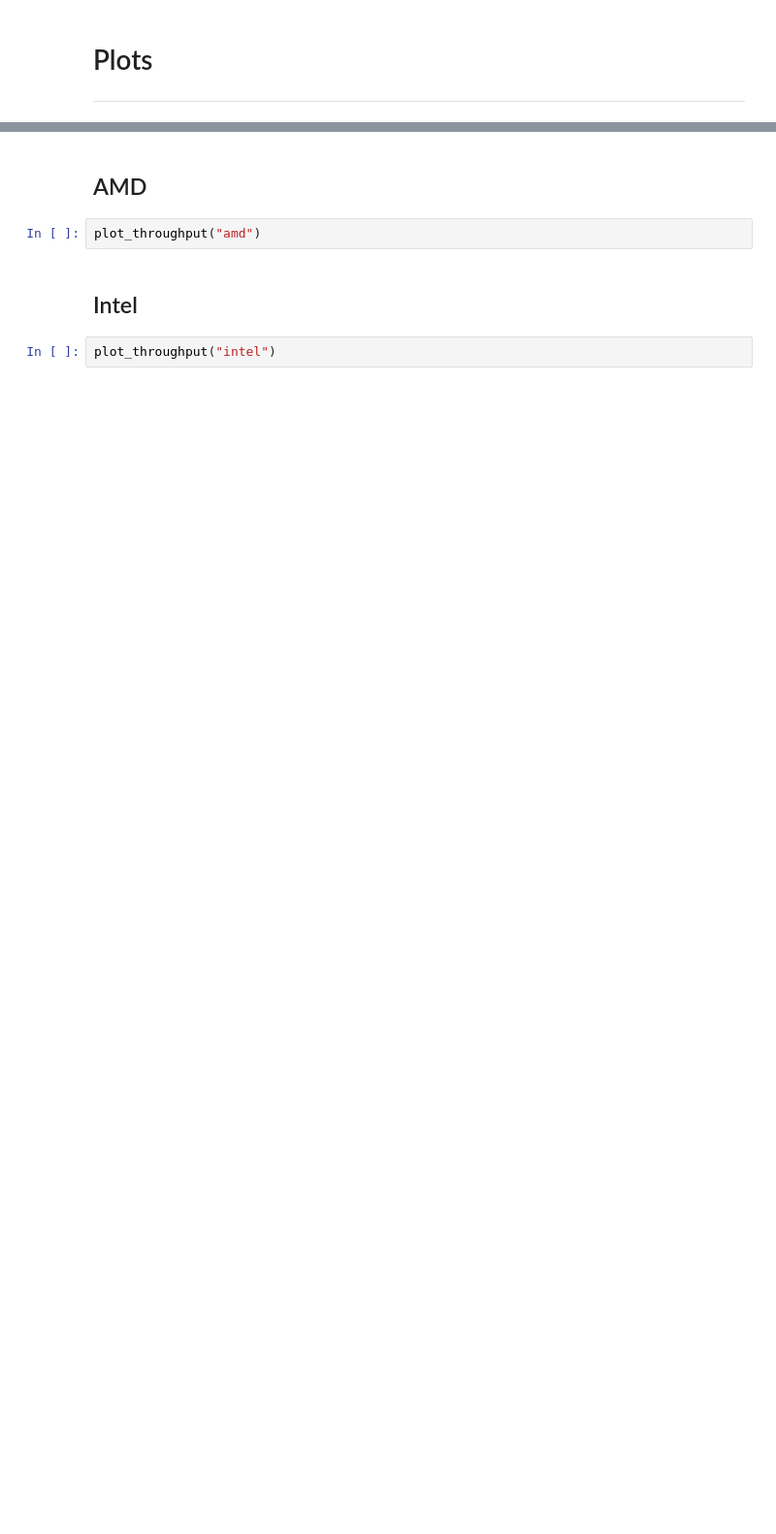
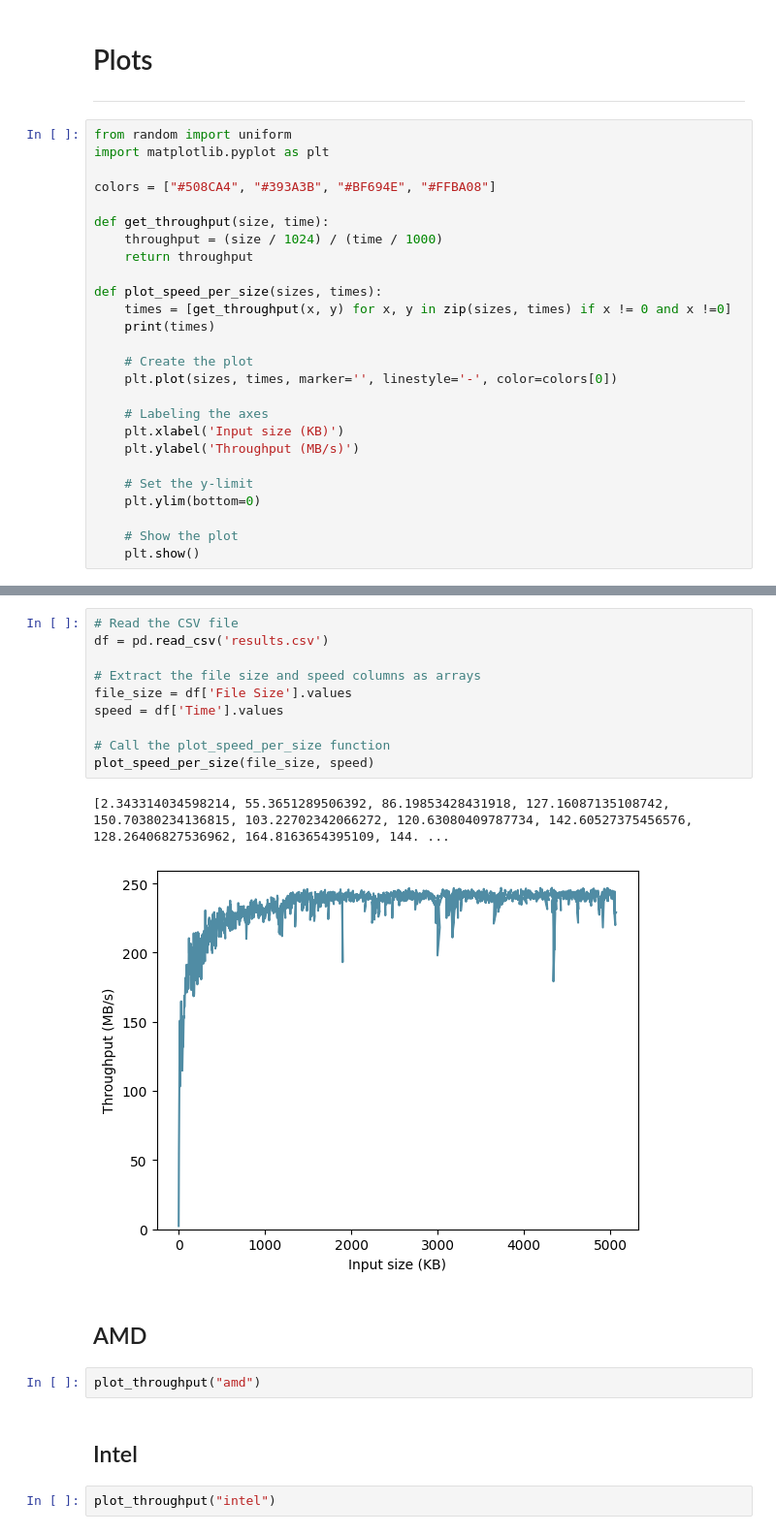
Before and after one commit to alexbolfa/simd-lex-experiments, a Jupyter notebook: experiments.ipynb, the cells around one changed output, grey strips where cells are left out. Shown at 97% size. Drawn from its saved outputs; the diff is of its cells as text; blank space fills up the shorter version.

```diff
--- a/experiments.ipynb
+++ b/experiments.ipynb
@@ -17,4 +15,30 @@ for h, l, f in product(hardware, lexers, files):
 # %% [markdown]
 # Plots
 ---
+# %%
+from random import uniform
+import matplotlib.pyplot as plt
+
+colors = ["#508CA4", "#393A3B", "#BF694E", "#FFBA08"]
+
+def get_throughput(size, time):
+    throughput = (size / 1024) / (time / 1000)
+    return throughput
+
+def plot_speed_per_size(sizes, times):
+    times = [get_throughput(x, y) for x, y in zip(sizes, times) if x != 0 and x !=0]
+    print(times)
+
+    # Create the plot
+    plt.plot(sizes, times, marker='', linestyle='-', color=colors[0])
+
+    # Labeling the axes
+    plt.xlabel('Input size (KB)')
+    plt.ylabel('Throughput (MB/s)')
+
+    # Set the y-limit
+    plt.ylim(bottom=0)
+
+    # Show the plot
+    plt.show()
 # %%
@@ -84,3 +96,16 @@ def plot_speed_per_size(sizes, times):
+# %%
+# Read the CSV file
+df = pd.read_csv('results.csv')
+
+# Extract the file size and speed columns as arrays
+file_size = df['File Size'].values
+speed = df['Time'].values
+
+# Call the plot_speed_per_size function
+plot_speed_per_size(file_size, speed)
+# %% [output]
+[2.343314034598214, 55.3651289506392, 86.19853428431918, 127.16087135108742, 150.70380234136815, 103.22702342066272, 120.63080409787734, 142.60527375456576, 128.26406827536962, 164.8163654395109, 144. ...
+[figure, added]
 # %% [markdown]
 ## AMD
 # %%
```
Also changed, not shown: parts of 2 cells of this notebook, 5 other files.
